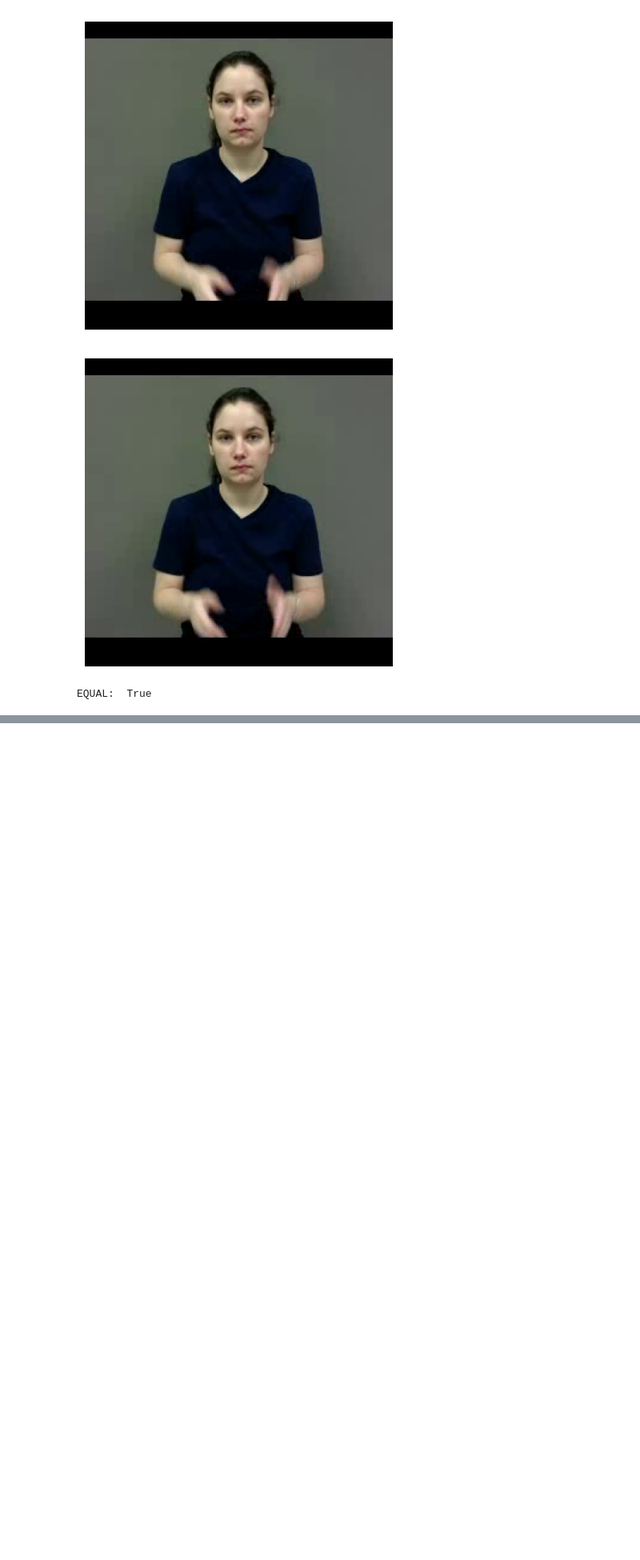
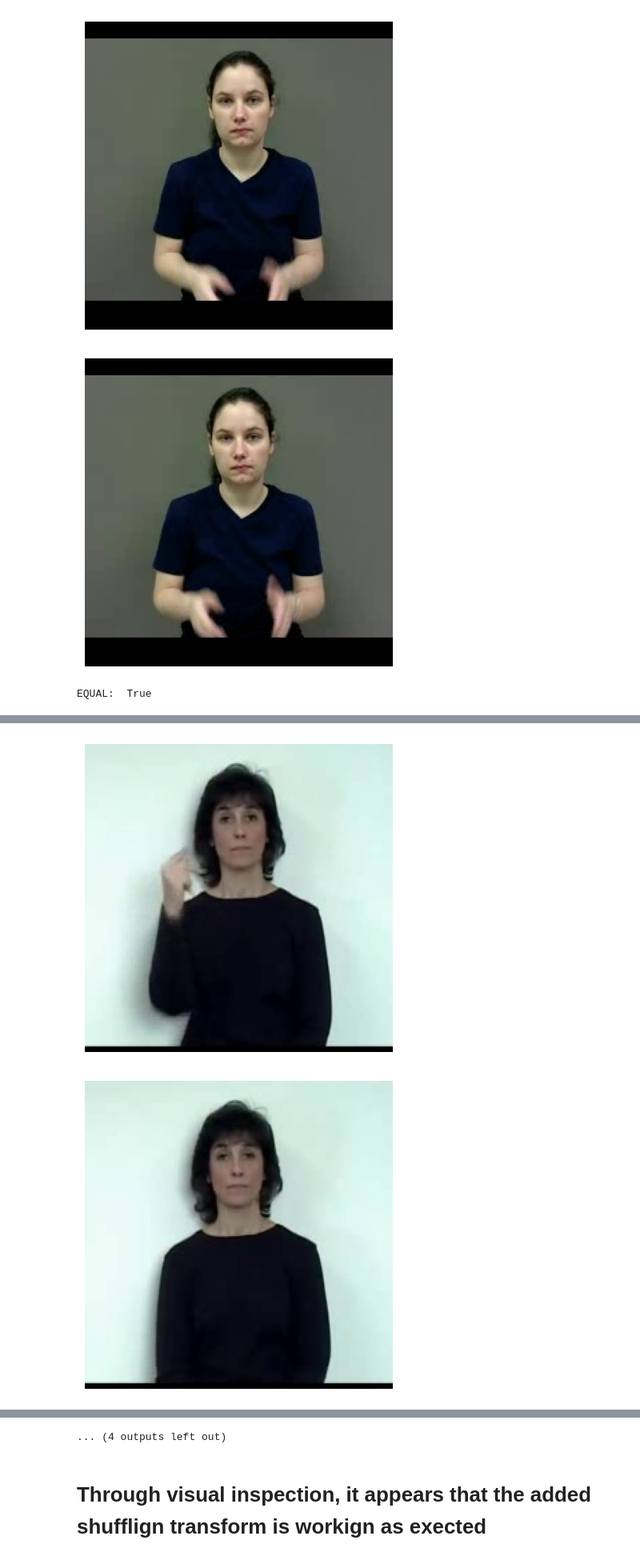
Before and after one commit to 0p3nTheSauce/SLR, a Jupyter notebook: code/test_shuffle.ipynb, the cells around one changed output, grey strips where cells are left out. Shown at 80% size. Cells and saved outputs as stored; diff of their text form; code cells hidden in the pictures; blank space fills up the shorter version.

```diff
--- a/code/test_shuffle.ipynb
+++ b/code/test_shuffle.ipynb
@@ -50,0 +147,6 @@ EQUAL:  True
+# %%
+tframes = tframes.permute(1, 0, 2, 3)
+utils.visualise_frames(tframes, num_frames)
+# %% [output]
+[figure, added]
+[figure, added]
@@ -50,0 +163,3 @@ EQUAL:  True
+... (4 outputs left out)
+# %% [markdown]
+# Through visual inspection, it appears that the added shufflign transform is workign as exected
```
Also changed, not shown: parts of 14 cells of this notebook, 1 other file.
